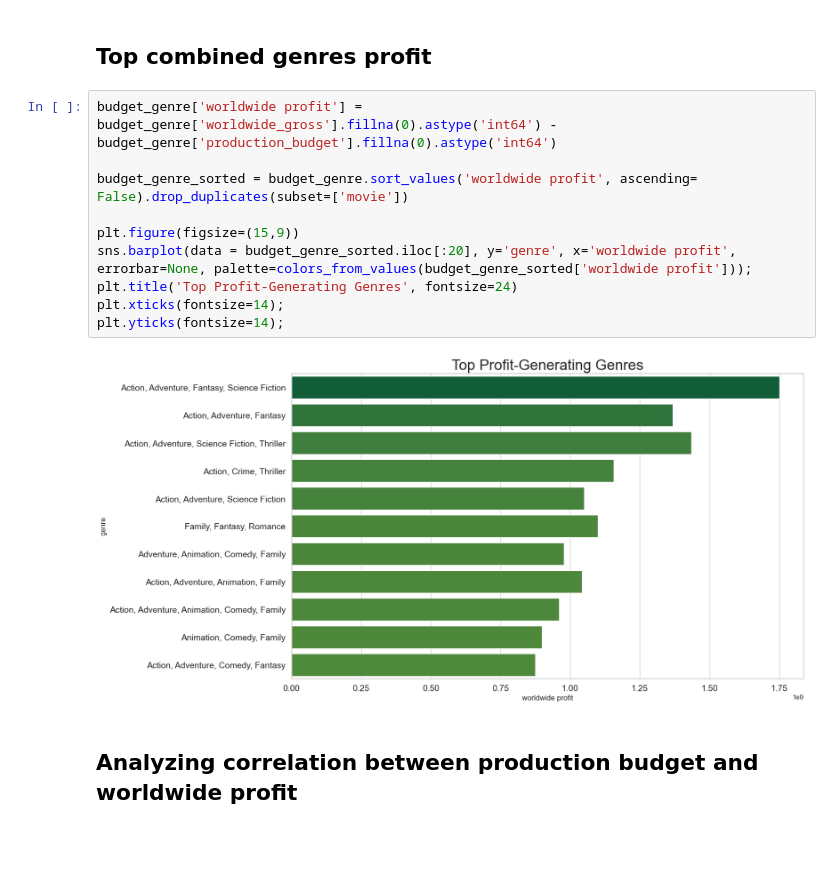
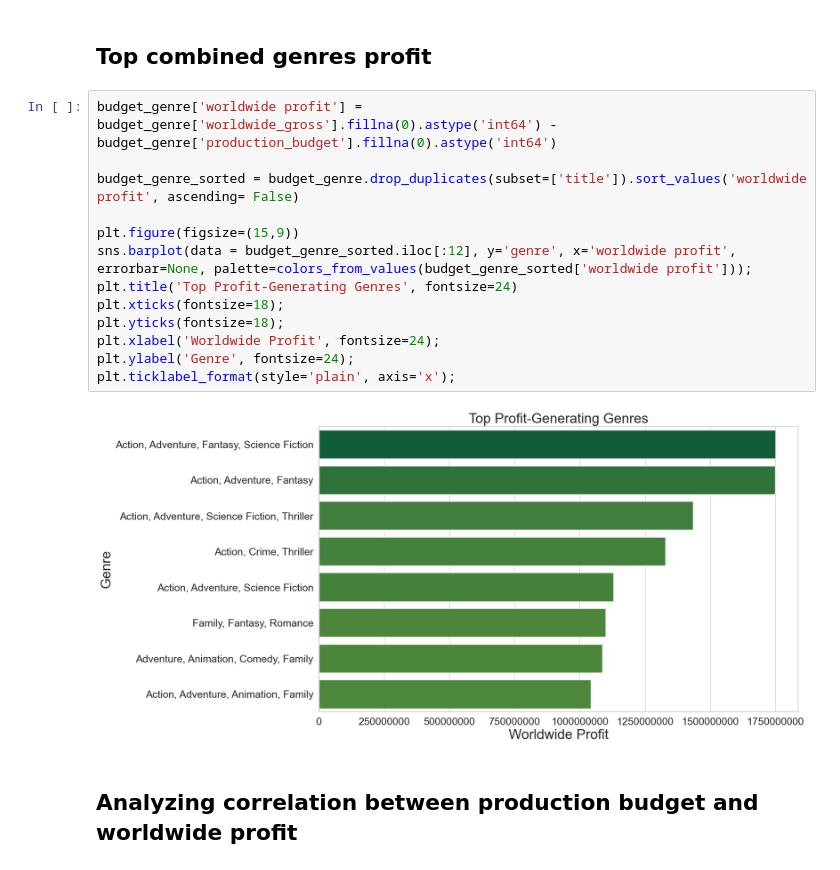
Before and after one commit to bkokin/semester_1_capstone, a Jupyter notebook: Capstone 1.ipynb, the cells around one changed output. Drawn from its saved outputs; the diff is of its cells as text; blank space fills up the shorter version.

Commit message:
Resolved formatting issues in plots and corrected confidence interval

```diff
--- a/Capstone 1.ipynb
+++ b/Capstone 1.ipynb
@@ -223,15 +223,18 @@ sns.set_theme(style="whitegrid")
 # %%
 budget_genre['worldwide profit'] = budget_genre['worldwide_gross'].fillna(0).astype('int64') - budget_genre['production_budget'].fillna(0).astype('int64')
 
-budget_genre_sorted = budget_genre.sort_values('worldwide profit', ascending= False).drop_duplicates(subset=['movie'])
+budget_genre_sorted = budget_genre.drop_duplicates(subset=['title']).sort_values('worldwide profit', ascending= False)
 
 plt.figure(figsize=(15,9))
-sns.barplot(data = budget_genre_sorted.iloc[:20], y='genre', x='worldwide profit', errorbar=None, palette=colors_from_values(budget_genre_sorted['worldwide profit']));
+sns.barplot(data = budget_genre_sorted.iloc[:12], y='genre', x='worldwide profit', errorbar=None, palette=colors_from_values(budget_genre_sorted['worldwide profit']));
 plt.title('Top Profit-Generating Genres', fontsize=24)
-plt.xticks(fontsize=14);
-plt.yticks(fontsize=14);
+plt.xticks(fontsize=18);
+plt.yticks(fontsize=18);
+plt.xlabel('Worldwide Profit', fontsize=24);
+plt.ylabel('Genre', fontsize=24);
+plt.ticklabel_format(style='plain', axis='x');
 # %% [output]
-[figure, old version]
+[figure, new version]
 # %% [markdown]
 ## Analyzing correlation between production budget and worldwide profit
 # %%
```
Also changed, not shown: parts of 1 cell of this notebook.
